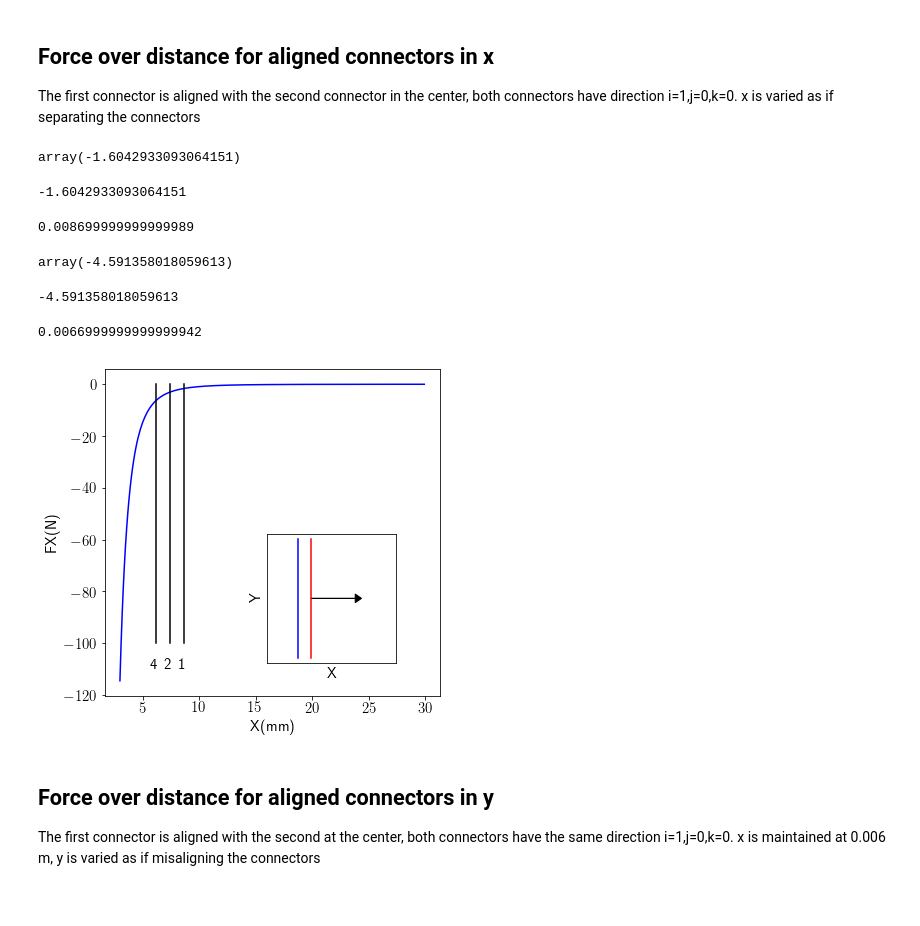
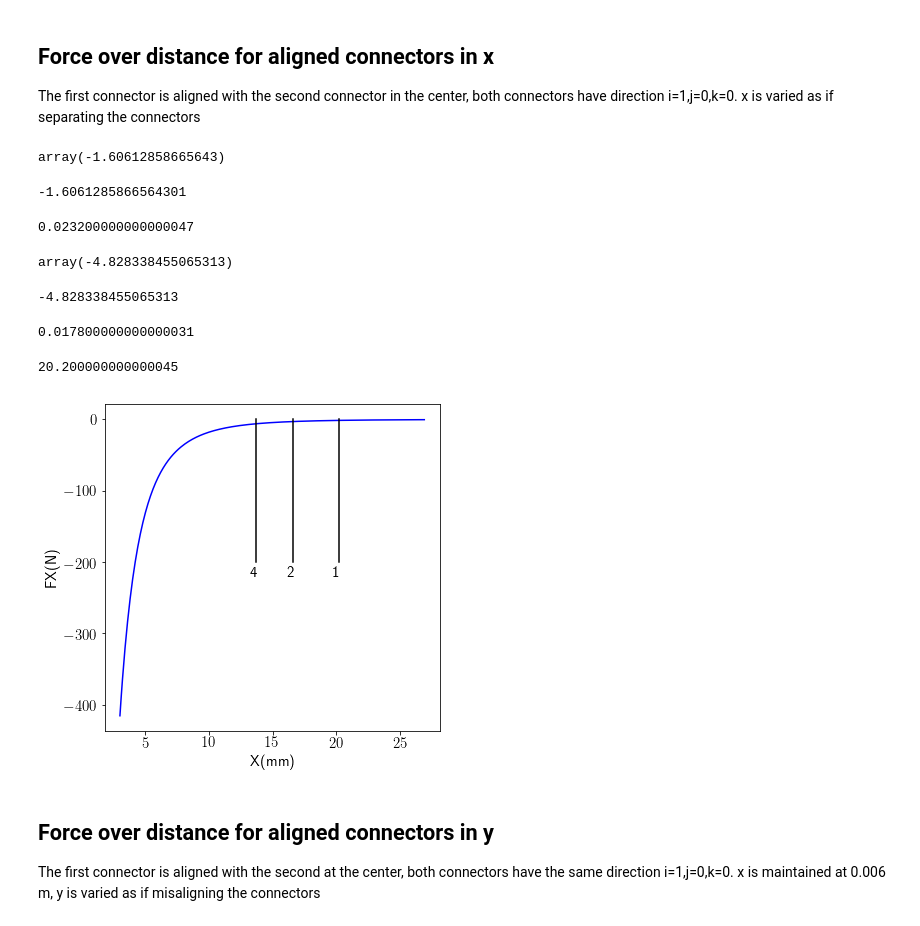
Before and after one commit to rmorenoga/Testing, a Jupyter notebook: Magnet/Python/Magnet connector.ipynb, the cells around one changed output. Drawn from its saved outputs; the diff is of its cells as text; code cells hidden in the pictures.

```diff
--- a/Magnet/Python/Magnet connector.ipynb
+++ b/Magnet/Python/Magnet connector.ipynb
@@ -396,7 +396,7 @@ array([ 0.01 , -0.018,  0.   ])
 ## Force over distance for aligned connectors in x
 The first connector is aligned with the second connector in the center, both connectors have direction i=1,j=0,k=0. x is varied as if separating the connectors
 # %%
-xpoints = np.arange(0.003,0.03,0.0001)
+xpoints = np.arange(0.006,0.03,0.0001)
 dirvec = np.array([1,0,0])
 FX = []
 FY = []
@@ -450,59 +450,61 @@ display(xpoints[pos1])
 display(val3)
 display(FX[pos3])
 display(xpoints[pos3])
 
 fig4 = plt.figure(figsize=(6, 6))
 ax3 = fig4.gca()
 xmm = xpoints*1000
+xmm = xmm -3
 ax3.plot(xmm,FX,'b',label='FX')
 #ax3.plot(xpoints,FY,'r',label='FY')
 #ax3.plot(xpoints,FZ,'y',label='FZ')
 ax3.set_xlabel('X(mm)')
 ax3.set_ylabel('FX(N)')
 #ax3.legend(loc='lower right')
-ax9 = fig4.add_axes([0.5, 0.2, .3, .3])
-
-ax3.plot((xmm[pos1], xmm[pos1]), (0, -100), 'k-')
-ax3.plot((xmm[pos2], xmm[pos2]), (0, -100), 'k-')
-ax3.plot((xmm[pos4], xmm[pos4]), (0, -100), 'k-')
-ax3.text(xmm[pos1]-0.5,-110,'1')
-ax3.text(xmm[pos2]-0.5,-110,'2')
-ax3.text(xmm[pos4]-0.5,-110,'4')
+#ax9 = fig4.add_axes([0.5, 0.2, .3, .3])
+display(xmm[pos1])
+ax3.plot((xmm[pos1], xmm[pos1]), (0, -200), 'k-')
+ax3.plot((xmm[pos2], xmm[pos2]), (0, -200), 'k-')
+ax3.plot((xmm[pos4], xmm[pos4]), (0, -200), 'k-')
+ax3.text(xmm[pos1]-0.5,-220,'1')
+ax3.text(xmm[pos2]-0.5,-220,'2')
+ax3.text(xmm[pos4]-0.5,-220,'4')
 #plt.savefig('./forcexaligned.eps', format='eps', dpi=1000, bbox_inches = 'tight')
 
 
 #fig10 = plt.figure()
 #ax9 = fig10.gca()
-ax9.plot((3, 3), (-27.5, 27.5), 'b-')
-ax9.plot((3.2, 3.2), (-27.5, 27.5), 'r-')
-ax9.arrow(3.2, 0, 0.7, 0, head_width=4, head_length=0.1, fc='k', ec='k')
+#ax9.plot((3, 3), (-27.5, 27.5), 'b-')
+#ax9.plot((3.2, 3.2), (-27.5, 27.5), 'r-')
+#ax9.arrow(3.2, 0, 0.7, 0, head_width=4, head_length=0.1, fc='k', ec='k')
 #ax9.grid(color='k', linestyle='-', linewidth=0.3)
 #ax9.text(5,0,'X',color='r')
-ax9.set_xlabel('X')
-ax9.set_ylabel('Y')
-ax9.set_xlim(2.5, 4.55)
-ax9.set_ylim(-30, 30)
+#ax9.set_xlabel('X')
+#ax9.set_ylabel('Y')
+#ax9.set_xlim(2.5, 4.55)
+#ax9.set_ylim(-30, 30)
 
 plt.tick_params(
     axis='both',          # changes apply to both axes
     which='both',      # both major and minor ticks are affected
-    bottom='off',      # ticks along the bottom edge are off
+    bottom='on',      # ticks along the bottom edge are off
     top='off',
-    left='off' ,
+    left='on' ,
     right = 'off',     # ticks along the top edge are off
-    labelbottom='off',
-    labelleft = 'off') # labels along the bottom edge are off
+    labelbottom='on',
+    labelleft = 'on') # labels along the bottom edge are off
 
 plt.savefig('./forcexaligned.eps', format='eps', dpi=1000, bbox_inches = 'tight')
 plt.show()
 # %% [output]
-array(-1.6042933093064151)
+array(-1.60612858665643)
--1.6042933093064151
+-1.6061285866564301
-0.008699999999999989
+0.023200000000000047
-array(-4.591358018059613)
+array(-4.828338455065313)
--4.591358018059613
+-4.828338455065313
-0.0066999999999999942
+0.017800000000000031
+20.200000000000045
-[figure, old version]
+[figure, new version]
 # %% [markdown]
 ## Force over distance for aligned connectors in y
 The first connector is aligned with the second at the center, both connectors have the same direction i=1,j=0,k=0. x is maintained at 0.006 m, y is varied as if misaligning the connectors
```
Also changed, not shown: parts of 6 cells of this notebook, 9 other files.
